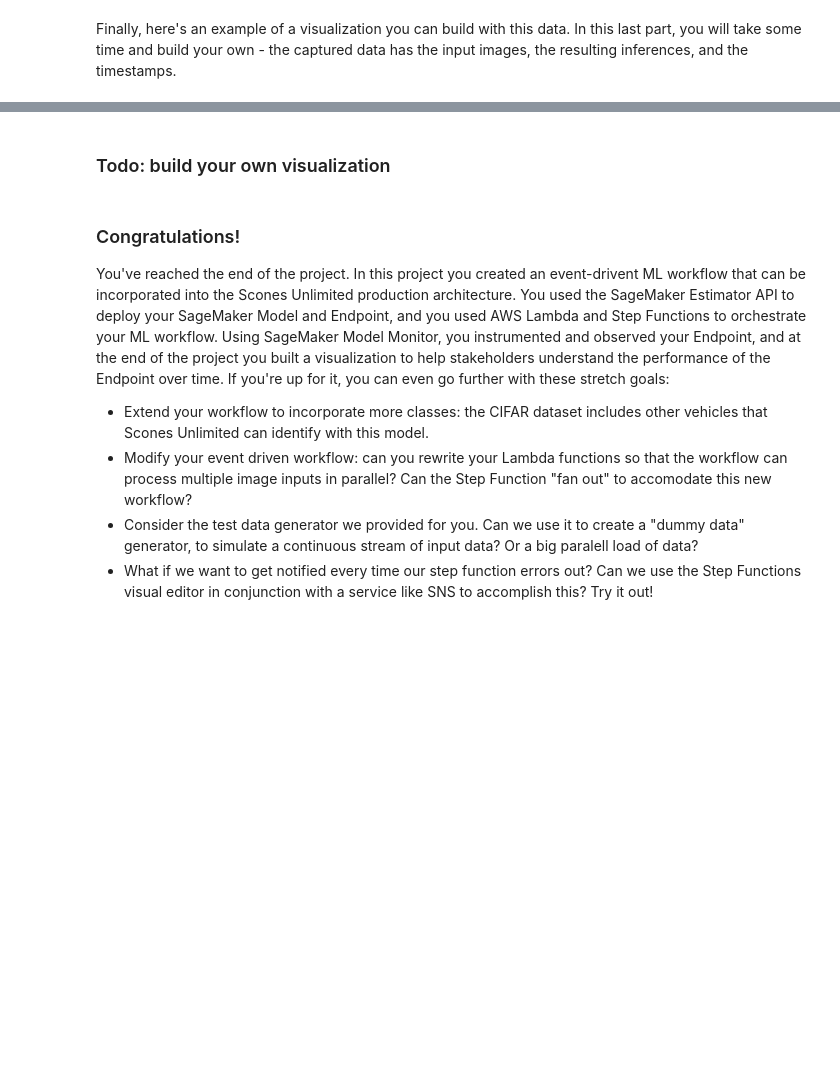
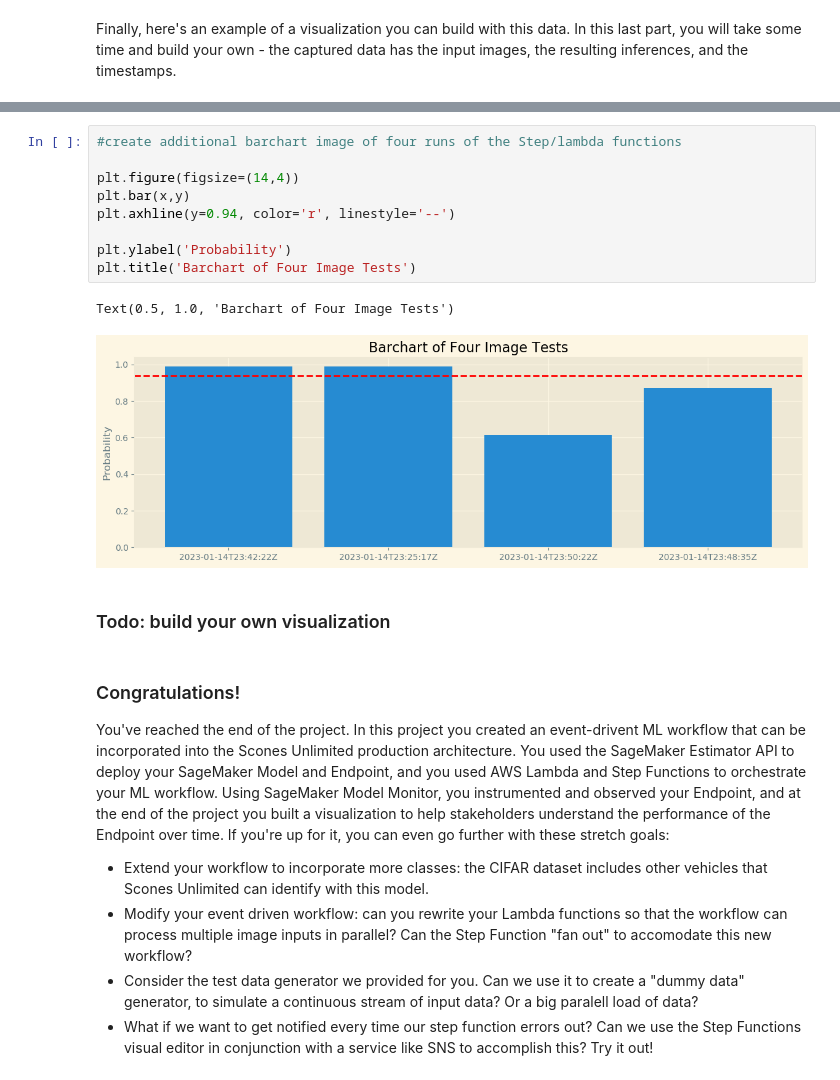
Before and after one commit to kevinbarry7/ml_workflow_project, a Jupyter notebook: starter.ipynb, the cells around one changed output, grey strips where cells are left out. Drawn from its saved outputs; the diff is of its cells as text; blank space fills up the shorter version.

```diff
--- a/starter.ipynb
+++ b/starter.ipynb
@@ -674,3 +718,15 @@ plt.gcf().autofmt_xdate()
+# %%
+#create additional barchart image of four runs of the Step/lambda functions
+
+plt.figure(figsize=(14,4))
+plt.bar(x,y)
+plt.axhline(y=0.94, color='r', linestyle='--')
+
+plt.ylabel('Probability')
+plt.title('Barchart of Four Image Tests')
+# %% [output]
+Text(0.5, 1.0, 'Barchart of Four Image Tests')
+[figure, added]
 # %% [markdown]
 ### Todo: build your own visualization
 # %% [markdown]
```
Also changed, not shown: parts of 20 cells of this notebook, 3 other files.
